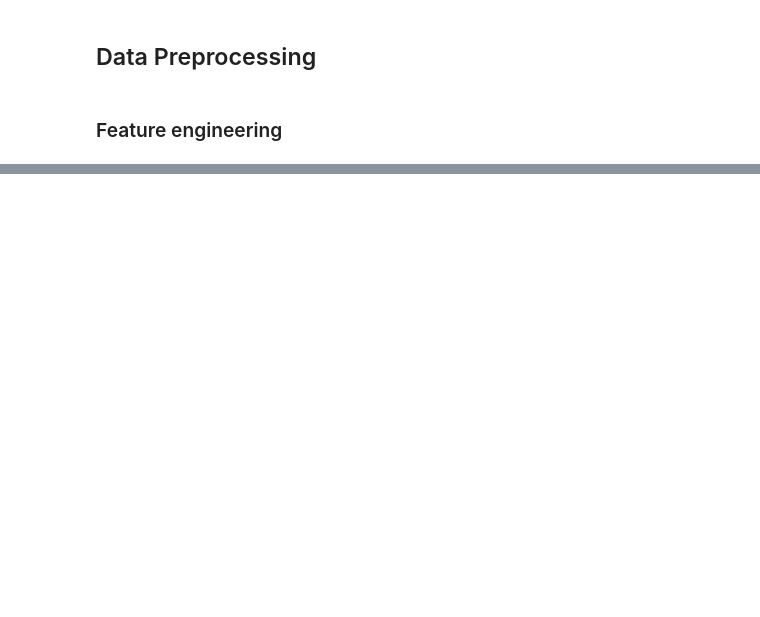
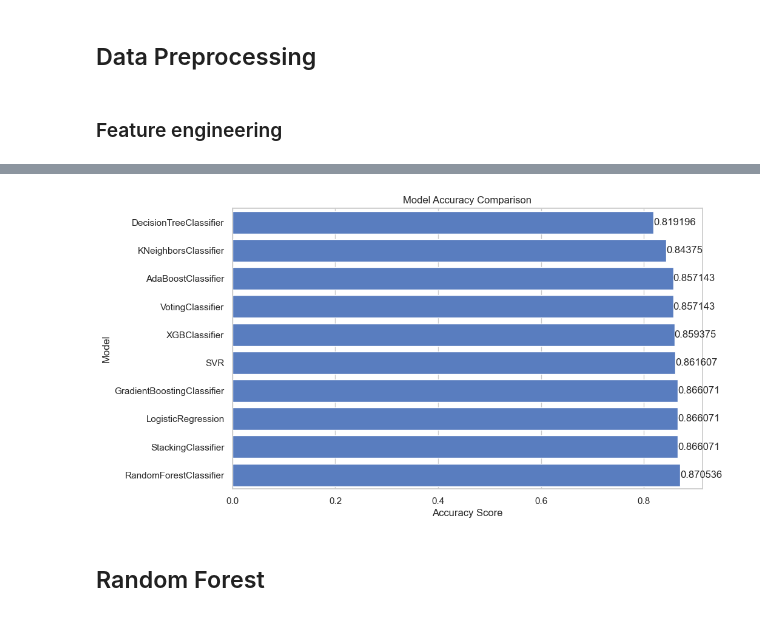
Before and after one commit to AryanRakholiya2004/Marketing-Campaign-Analysis, a Jupyter notebook: notebook/2 . Machine learning.ipynb, the cells around one changed output, grey strips where cells are left out. Saved outputs shown, nothing was run; the diff lists cells and outputs as text; code cells hidden in the pictures; blank space fills up the shorter version.

Commit message:
Trained machine learning model

```diff
--- a/notebook/2 . Machine learning.ipynb
+++ b/notebook/2 . Machine learning.ipynb
@@ -60,0 +100,3 @@ df['age'] = df['year_enrolled'] - df['Year_Birth']
+# %%
+X = df.drop(columns=['ID','Dt_Customer','age','Z_CostContact','Z_Revenue','month_enrolled','year_enrolled','Response'])
+y = df['Response']
@@ -88,0 +180,2 @@ Index(['Year_Birth', 'Income', 'Kidhome', 'Teenhome', 'Recency', 'MntWines',
+# %%
+X = preprocessor.fit_transform(X)
@@ -88,0 +219,23 @@ Index(['Year_Birth', 'Income', 'Kidhome', 'Teenhome', 'Recency', 'MntWines',
+# %%
+models = {
+    'LogisticRegression': LogisticRegression(),
+    'RandomForestClassifier': RandomForestClassifier(),
+    'SVR': SVC(),
+    'DecisionTreeClassifier': DecisionTreeClassifier(),
+    'KNeighborsClassifier': KNeighborsClassifier(),
+    'AdaBoostClassifier': AdaBoostClassifier(),
+    'GradientBoostingClassifier': GradientBoostingClassifier(),
+    'VotingClassifier': VotingClassifier(estimators=[
+        ('rf', RandomForestClassifier()),
+        ('dt', DecisionTreeClassifier()),
+        ('knn', KNeighborsClassifier())
+    ]),
+    'StackingClassifier': StackingClassifier(estimators=[
+        ('rf', RandomForestClassifier()),
+        ('dt', DecisionTreeClassifier()),
+        ('knn', KNeighborsClassifier())
+    ], final_estimator=LogisticRegression()),
+    'XGBClassifier': XGBClassifier(use_label_encoder=False, eval_metric='logloss')
+}
+# %%
+accuracy_score_list = {}
@@ -88,0 +304,21 @@ Index(['Year_Birth', 'Income', 'Kidhome', 'Teenhome', 'Recency', 'MntWines',
+# %%
+plt.figure(figsize=(10, 6))
+model_names = list(accuracy_score_list.keys())
+accuracies = list(accuracy_score_list.values())
+
+# Sort models by accuracy
+sorted_indices = np.argsort(accuracies)
+sorted_model_names = [model_names[i] for i in sorted_indices]
+sorted_accuracies = [accuracies[i] for i in sorted_indices]
+
+sns.set_theme(style="whitegrid", palette="muted")
+ax = sns.barplot(x=sorted_accuracies, y=sorted_model_names)
+plt.bar_label(ax.containers[0])
+plt.xlabel('Accuracy Score')
+plt.ylabel('Model')
+plt.title('Model Accuracy Comparison')
+plt.show()
+# %% [output]
+[figure, added]
+# %% [markdown]
+## Random Forest
```
Also changed, not shown: parts of 34 cells of this notebook, 2 other files.
